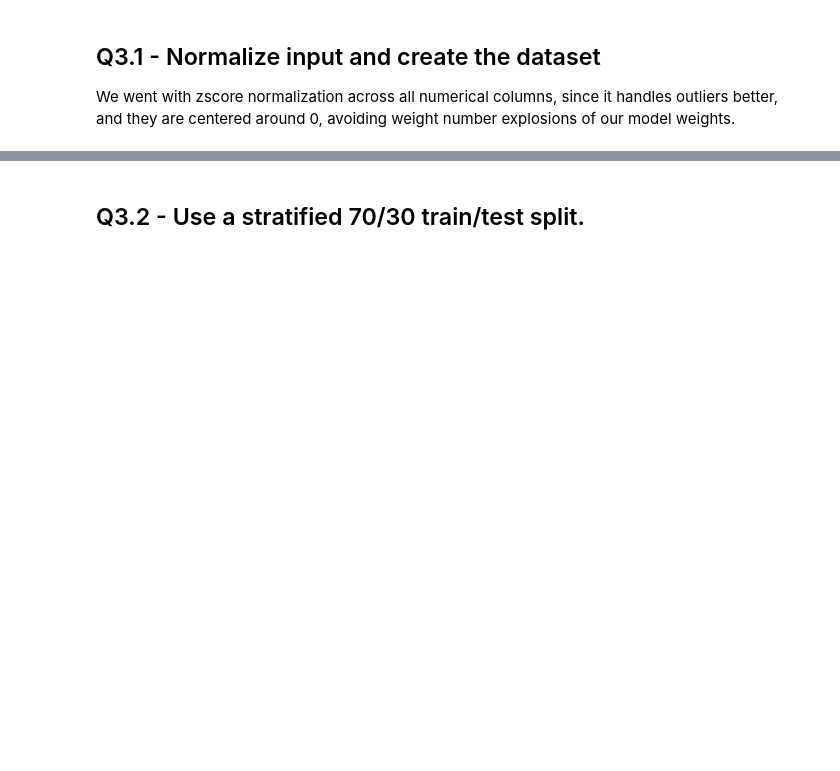
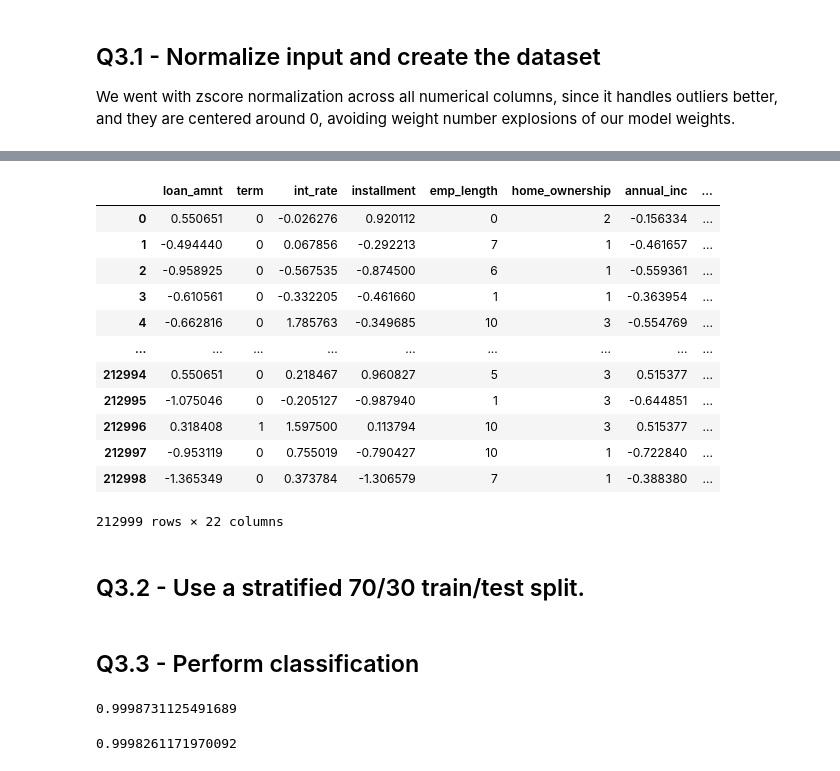
Before and after one commit to lazarosgogos/ML-exercises, a Jupyter notebook: ML_Project_6.ipynb, the cells around one changed output, grey strips where cells are left out. Drawn from its saved outputs; the diff is of its cells as text; code cells hidden in the pictures; blank space fills up the shorter version.

```diff
--- a/ML_Project_6.ipynb
+++ b/ML_Project_6.ipynb
@@ -196,3 +197,25 @@ zscore_df
+# %%
+final_df = zscore_df.drop(columns=['grade', 'sub_grade', ])
+# final_df['term'] = final_df.term.astype('category')
+for col in final_df.columns:
+    if final_df[col].dtype == 'object':
+        final_df[col] = final_df[col].astype('category').cat.codes
+
+final_df#.head()
+# %% [output]
+|  | loan_amnt | term | int_rate | installment | emp_length | home_ownership | annual_inc | ... |
+| 0 | 0.550651 | 0 | -0.026276 | 0.920112 | 0 | 2 | -0.156334 | ... |
+| 1 | -0.494440 | 0 | 0.067856 | -0.292213 | 7 | 1 | -0.461657 | ... |
+| 2 | -0.958925 | 0 | -0.567535 | -0.874500 | 6 | 1 | -0.559361 | ... |
+| 3 | -0.610561 | 0 | -0.332205 | -0.461660 | 1 | 1 | -0.363954 | ... |
+| 4 | -0.662816 | 0 | 1.785763 | -0.349685 | 10 | 3 | -0.554769 | ... |
+| ... | ... | ... | ... | ... | ... | ... | ... | ... |
+| 212994 | 0.550651 | 0 | 0.218467 | 0.960827 | 5 | 3 | 0.515377 | ... |
+| 212995 | -1.075046 | 0 | -0.205127 | -0.987940 | 1 | 3 | -0.644851 | ... |
+| 212996 | 0.318408 | 1 | 1.597500 | 0.113794 | 10 | 3 | 0.515377 | ... |
+| 212997 | -0.953119 | 0 | 0.755019 | -0.790427 | 10 | 1 | -0.722840 | ... |
+| 212998 | -1.365349 | 0 | 0.373784 | -1.306579 | 7 | 1 | -0.388380 | ... |
+212999 rows × 22 columns
 # %% [markdown]
 ## Q3.2 - Use a stratified 70/30 train/test split.
 # %%
@@ -205,3 +228,18 @@ seed = 42
 x_train, x_test, y_train, y_test = train_test_split(X, y, test_size=test_size,
                                                     random_state=seed,
                                                     stratify=y)
+# %% [markdown]
+## Q3.3 - Perform classification
+# %%
+# we will use a RandomForest classifier
+rfc = RandomForestClassifier()
+rfc.fit(x_train, y_train)
+rfc.score(x_test, y_test)
+# %% [output]
+0.9998731125491689
+# %%
+dtc = DecisionTreeClassifier()
+dtc.fit(x_train, y_train)
+dtc.score(x_test, y_test)
+# %% [output]
+0.9998261171970092
```
Also changed, not shown: parts of 15 cells of this notebook.
